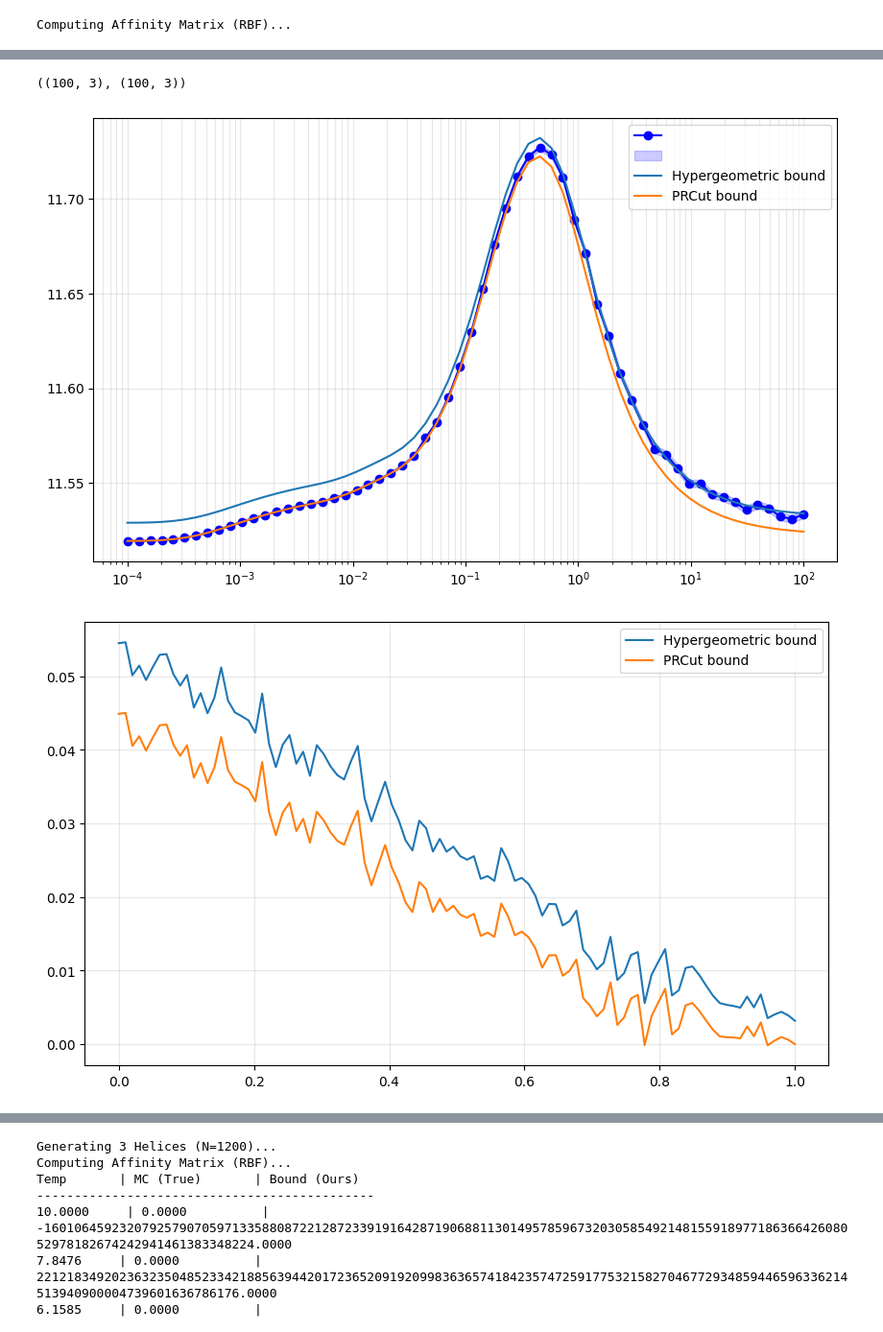
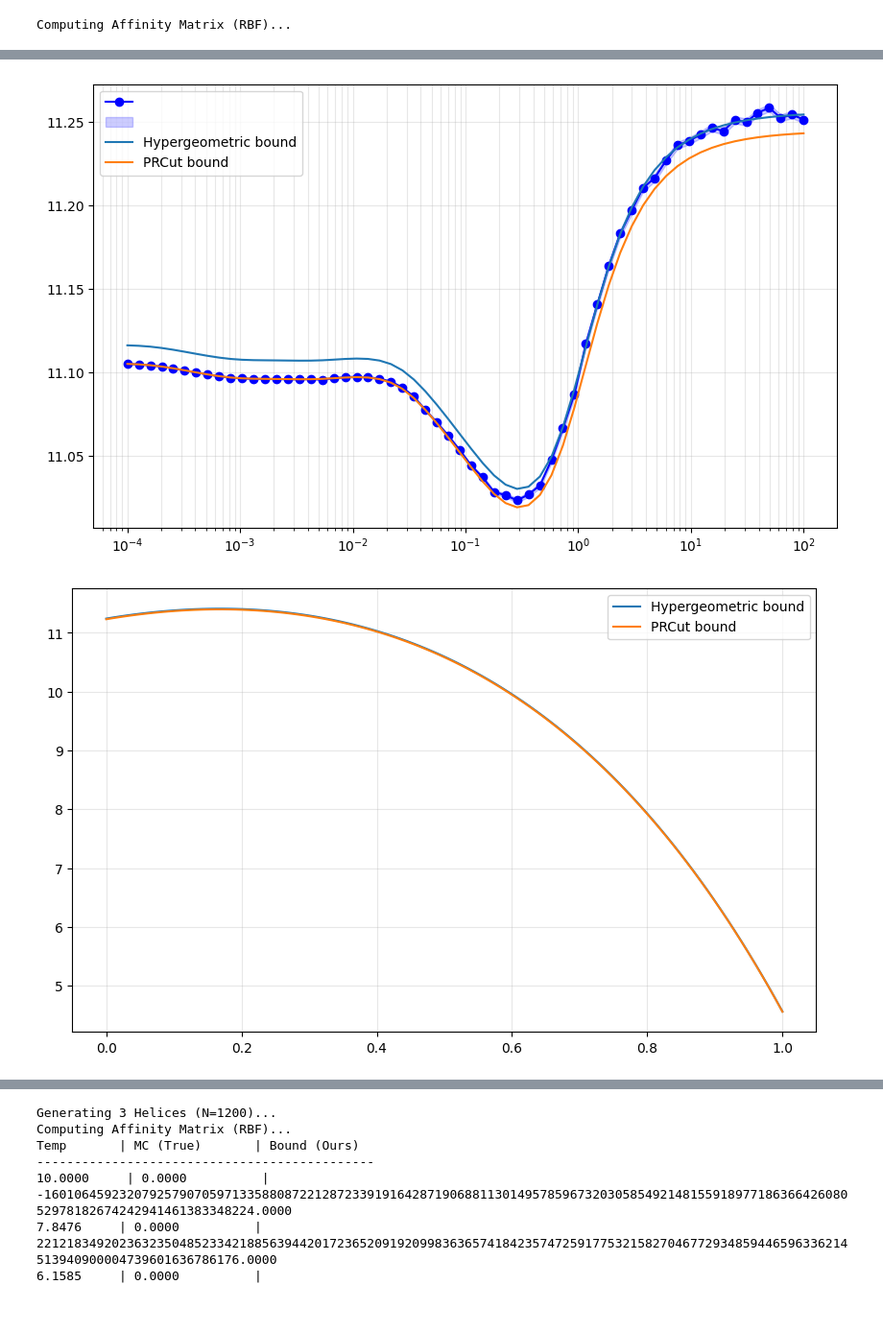
Before and after one commit to ayghri/hycut, a Jupyter notebook: simulations.ipynb, the cells around one changed output, grey strips where cells are left out. Shown at 96% size. Cells and saved outputs as stored; diff of their text form; code cells hidden in the pictures.

```diff
--- a/simulations.ipynb
+++ b/simulations.ipynb
@@ -180,7 +195,7 @@ def monte_carlo_expected_cut(P, W, D, n_samples=400, cut_type="rcut"):
 mc_means = []
 mc_stds = []
 
-for tau in temperatures:
+for i, tau in enumerate(temperatures):
     P = softmax(logits / tau, axis=1)
 
     mc_val, mc_std = monte_carlo_expected_cut(P, W, D, MC_NUM_SAMPLES, cut_type="rcut")
@@ -188,5 +203,5 @@ for tau in temperatures:
     mc_means.append(mc_val)
     mc_stds.append(mc_std)
 
-    print(f"{tau:.4f}  |  {mc_val.mean():.4f}  |  {mc_std.mean():.4f}  ")
+    print(f"tau_{i}={tau:.4f}  |  {mc_val.mean():.4f}  |  {mc_std.mean():.4f}  ")
 # %% [output]
@@ -214,6 +229,9 @@ mc_s = np.array(mc_stds)
 np.save("./buckets/checkpoints/hycut_mc_mean.npy", mc_m)
 np.save("./buckets/checkpoints/hycut_mc_std.npy", mc_s)
 np.save("./buckets/checkpoints/hycut_mc_tau.npy", temperatures)
+# %%
+mc_m = np.load("./buckets/checkpoints/hycut_mc_mean.npy")
+mc_s = np.load("./buckets/checkpoints/hycut_mc_std.npy")
 # %%
 mc_m.shape, mc_s.shape
 # %% [output]
@@ -221,3 +239,7 @@ mc_m.shape, mc_s.shape
+# %%
+plt.rcParams['font.family'] = 'serif'
+# plt.rcParams['font.serif'] = ['Computer Modern Roman']
+plt.rcParams['font.serif'] = ['DejaVu Sans']
 # %%
 plt.figure(figsize=(10, 6))
 
@@ -243,7 +281,7 @@ plt.show()
 # %%
 from scipy.special import hyp2f1 as sp_hyp2f1  # SciPy exact/analytic continuation
 
-a = -(N -2)
+a = -(X.shape[0]-2)
 b = 1.
 c = 2.
 
@@ -308,35 +348,31 @@ t_mc_s = np.array(t_mc_stds)
 np.save("./buckets/checkpoints/hycut_t_mc_mean.npy", t_mc_m)
 np.save("./buckets/checkpoints/hycut_t_mc_std.npy", t_mc_s)
 np.save("./buckets/checkpoints/hycut_mc_t.npy", linear_t)
-# %%
-t_mc_m.shape, t_mc_s.shape
-# %% [output]
-((100, 3), (100, 3))
 # %%
 plt.figure(figsize=(10, 6))
-k = 1
+k = 0
 plt.plot(temperatures, mc_m[:,k], 'o-', label='    '*8, color='blue')
 
 plt.fill_between(temperatures, mc_m[:,k] - mc_s[:,k]/MC_NUM_SAMPLES**.5, mc_m[:,k] + mc_s[:,k]/MC_NUM_SAMPLES**.5,
                     color='blue', alpha=0.2, label=' '*8)
 
 
 
 plt.plot(temperatures, estimate[:,k], label="Hypergeometric bound")
 
 plt.plot(temperatures, prcut_estimate[:,k], label="PRCut bound")
 
 # plt.plot(temperatures, vs)
 plt.xscale('log')
 # plt.gca().invert_xaxis()
 # plt.xlabel('Temperature (tau)')
 # plt.ylabel('RatioCut')
 # plt.title('Monte Carlo vs Theoretical Bound')
 plt.legend()
 plt.grid(True, which="both", alpha=0.3)
 plt.show()
 # %% [output]
-[figure, old version]
+[figure, new version]
 # %%
 from scipy.special import hyp2f1 as sp_hyp2f1  # SciPy exact/analytic continuation
 
@@ -367,16 +403,16 @@ t_prcut_estimate = np.array(t_prcut_estimate)
 plt.figure(figsize=(10, 6))
 k = 0
 
-plt.plot(linear_t, t_estimate[:,k]-t_mc_m[:,k], label="Hypergeometric bound")
+plt.plot(linear_t, t_estimate[:,k], label="Hypergeometric bound")
 
-plt.plot(linear_t, t_prcut_estimate[:,k]-t_mc_m[:,k], label="PRCut bound")
+plt.plot(linear_t, t_prcut_estimate[:,k], label="PRCut bound")
 
 
 plt.legend()
 plt.grid(True, which="both", alpha=0.3)
 plt.show()
 # %% [output]
-[figure, old version]
+[figure, new version]
 # %%
 plt.figure(figsize=(10, 6))
 plt.plot(temperatures, estimate[:,k])
```
Also changed, not shown: parts of 32 cells of this notebook, 6 other files.
